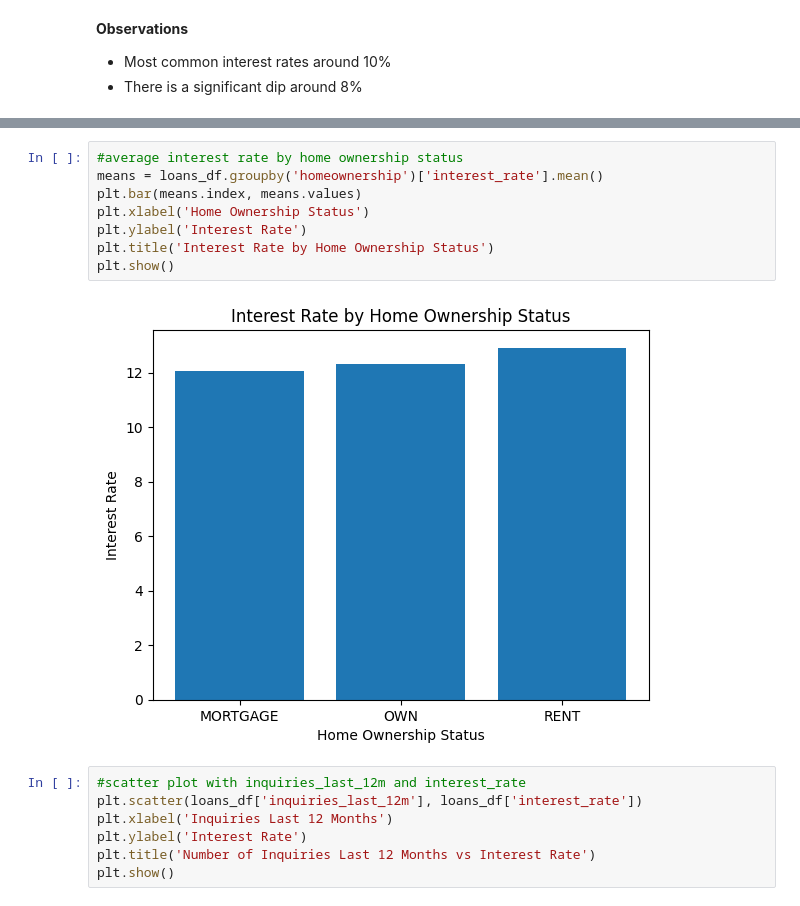
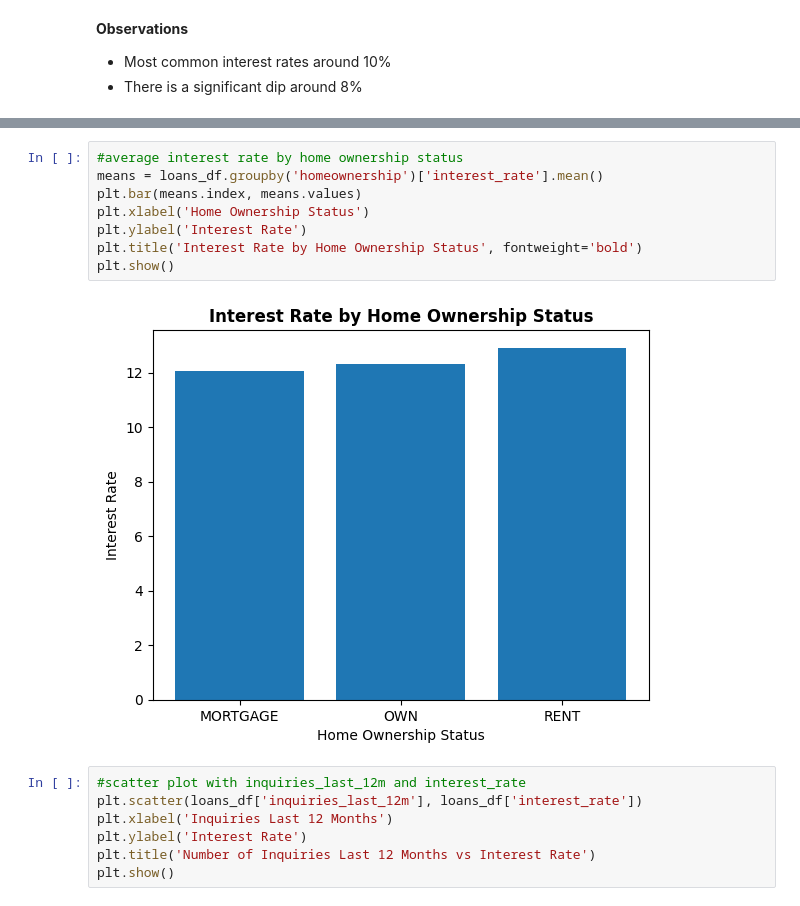
Before and after one commit to oliviaguo1234/lendingclub_loans, a Jupyter notebook: OliviaGuo_loans.ipynb, the cells around one changed output, grey strips where cells are left out. Cells and saved outputs as stored; diff of their text form.

```diff
--- a/OliviaGuo_loans.ipynb
+++ b/OliviaGuo_loans.ipynb
@@ -297,13 +295,13 @@ plt.show()
 # %%
 #average interest rate by home ownership status
 means = loans_df.groupby('homeownership')['interest_rate'].mean()
 plt.bar(means.index, means.values)
 plt.xlabel('Home Ownership Status')
 plt.ylabel('Interest Rate')
-plt.title('Interest Rate by Home Ownership Status')
+plt.title('Interest Rate by Home Ownership Status', fontweight='bold')
 plt.show()
 # %% [output]
-[figure, old version]
+[figure, new version]
 # %%
 #scatter plot with inquiries_last_12m and interest_rate
 plt.scatter(loans_df['inquiries_last_12m'], loans_df['interest_rate'])
```
Also changed, not shown: parts of 5 cells of this notebook.
